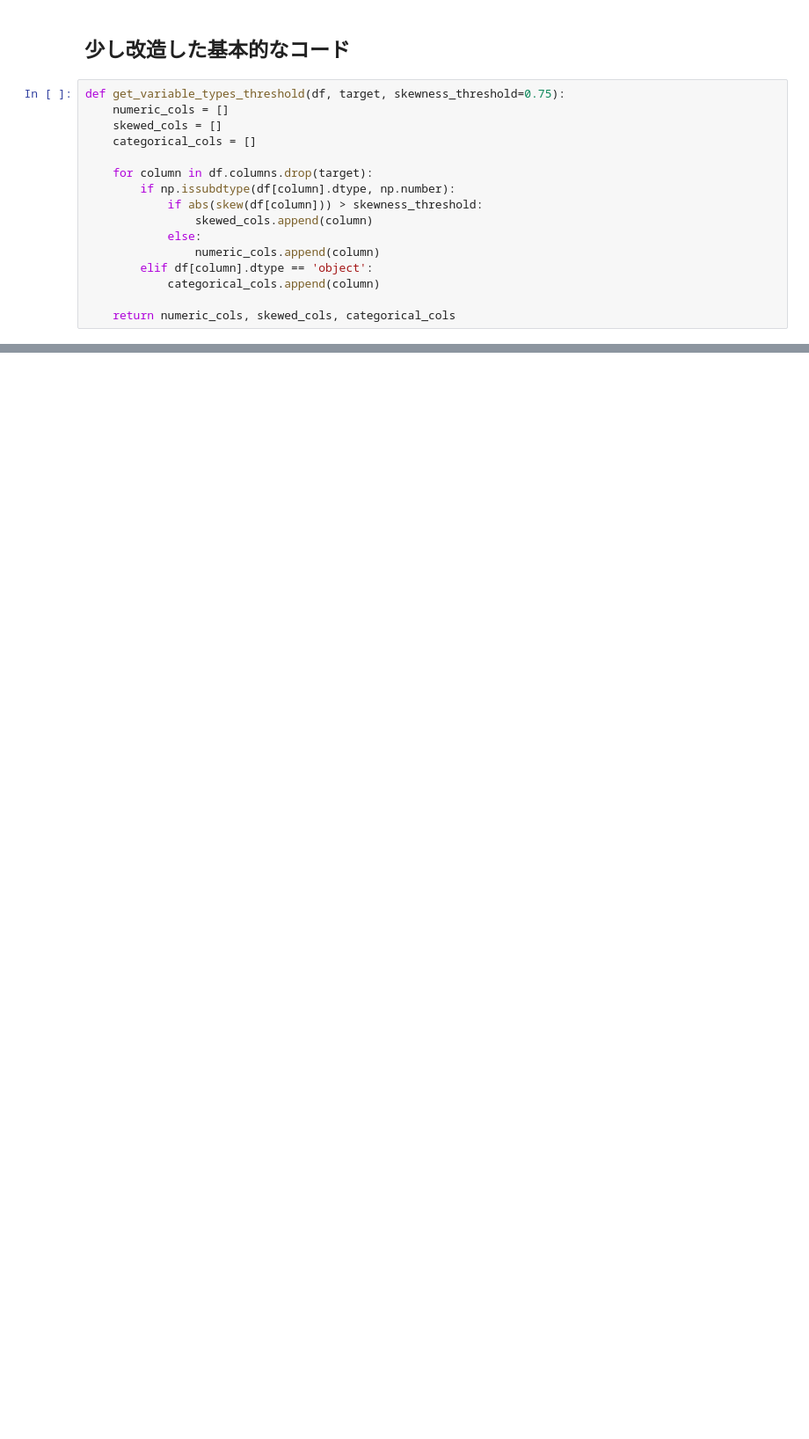
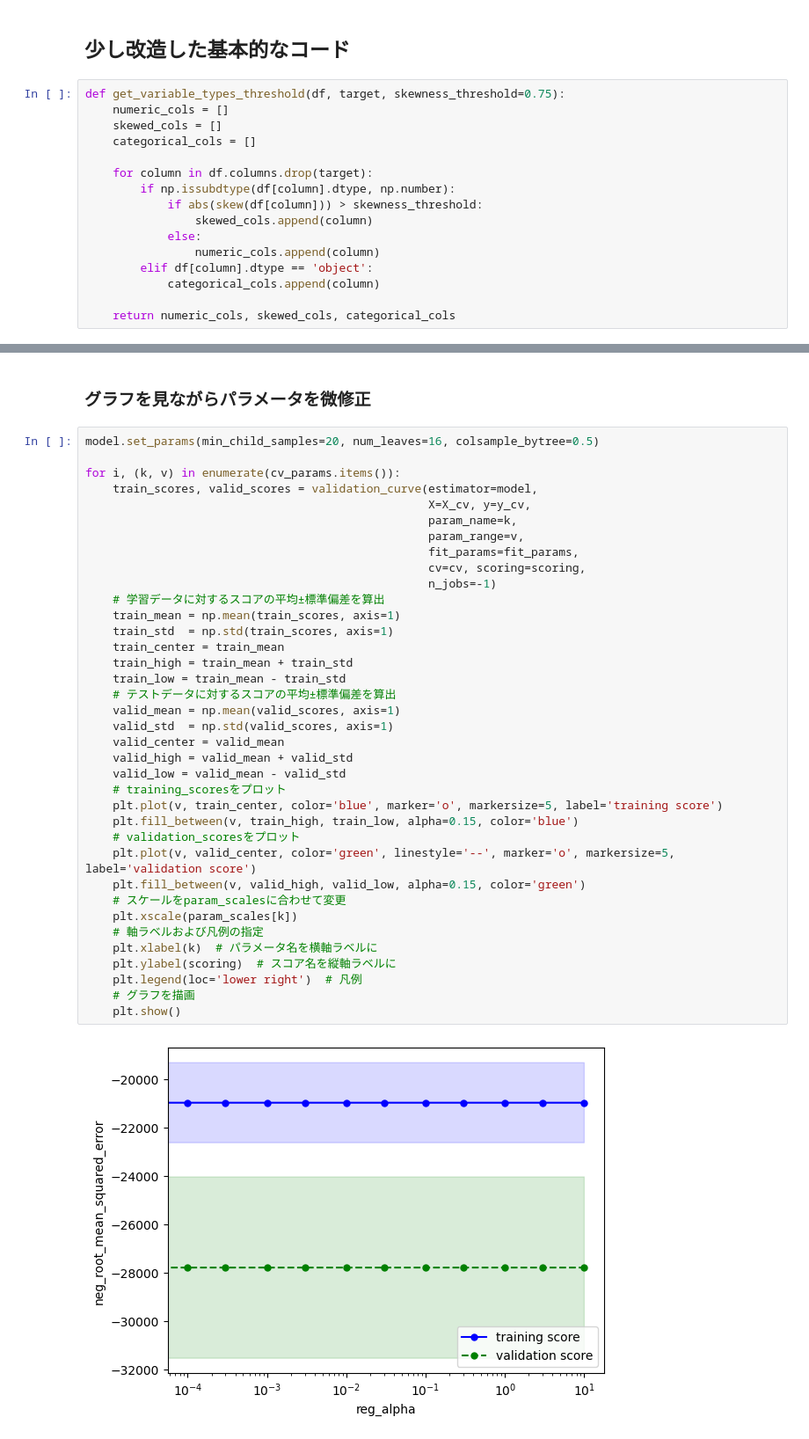
Before and after one commit to ntontonto/kaggle, a Jupyter notebook: house-prices/LGBM_Tuning.ipynb, the cells around one changed output, grey strips where cells are left out. Shown at 88% size. Drawn from its saved outputs; the diff is of its cells as text; blank space fills up the shorter version.

```diff
--- a/house-prices/LGBM_Tuning.ipynb
+++ b/house-prices/LGBM_Tuning.ipynb
@@ -855,0 +893,41 @@ LGBM score: 27230.6579 (2715.5045)
+# %% [markdown]
+### グラフを見ながらパラメータを微修正
+# %%
+model.set_params(min_child_samples=20, num_leaves=16, colsample_bytree=0.5)
+
+for i, (k, v) in enumerate(cv_params.items()):
+    train_scores, valid_scores = validation_curve(estimator=model,
+                                                  X=X_cv, y=y_cv,
+                                                  param_name=k,
+                                                  param_range=v,
+                                                  fit_params=fit_params,
+                                                  cv=cv, scoring=scoring,
+                                                  n_jobs=-1)
+    # 学習データに対するスコアの平均±標準偏差を算出
+    train_mean = np.mean(train_scores, axis=1)
+    train_std  = np.std(train_scores, axis=1)
+    train_center = train_mean
+    train_high = train_mean + train_std
+    train_low = train_mean - train_std
+    # テストデータに対するスコアの平均±標準偏差を算出
+    valid_mean = np.mean(valid_scores, axis=1)
+    valid_std  = np.std(valid_scores, axis=1)
+    valid_center = valid_mean
+    valid_high = valid_mean + valid_std
+    valid_low = valid_mean - valid_std
+    # training_scoresをプロット
+    plt.plot(v, train_center, color='blue', marker='o', markersize=5, label='training score')
+    plt.fill_between(v, train_high, train_low, alpha=0.15, color='blue')
+    # validation_scoresをプロット
+    plt.plot(v, valid_center, color='green', linestyle='--', marker='o', markersize=5, label='validation score')
+    plt.fill_between(v, valid_high, valid_low, alpha=0.15, color='green')
+    # スケールをparam_scalesに合わせて変更
+    plt.xscale(param_scales[k])
+    # 軸ラベルおよび凡例の指定
+    plt.xlabel(k)  # パラメータ名を横軸ラベルに
+    plt.ylabel(scoring)  # スコア名を縦軸ラベルに
+    plt.legend(loc='lower right')  # 凡例
+    # グラフを描画
+    plt.show()
+# %% [output]
+[figure, added]
```
Also changed, not shown: parts of 18 cells of this notebook.
